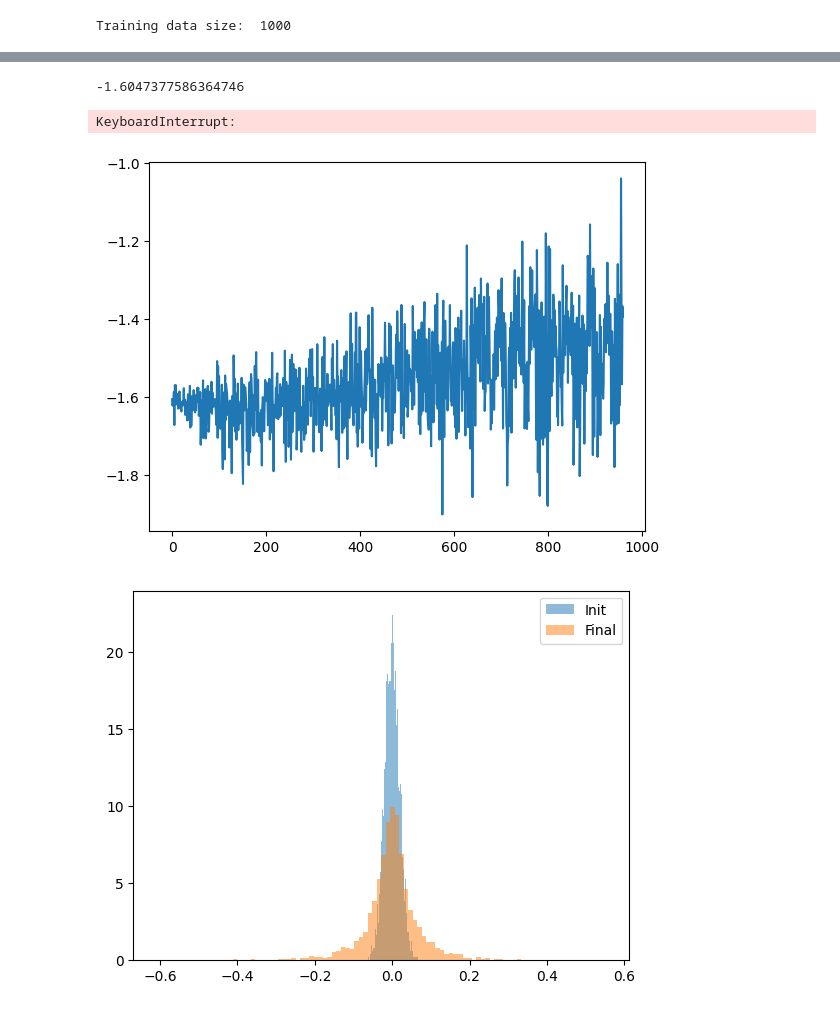
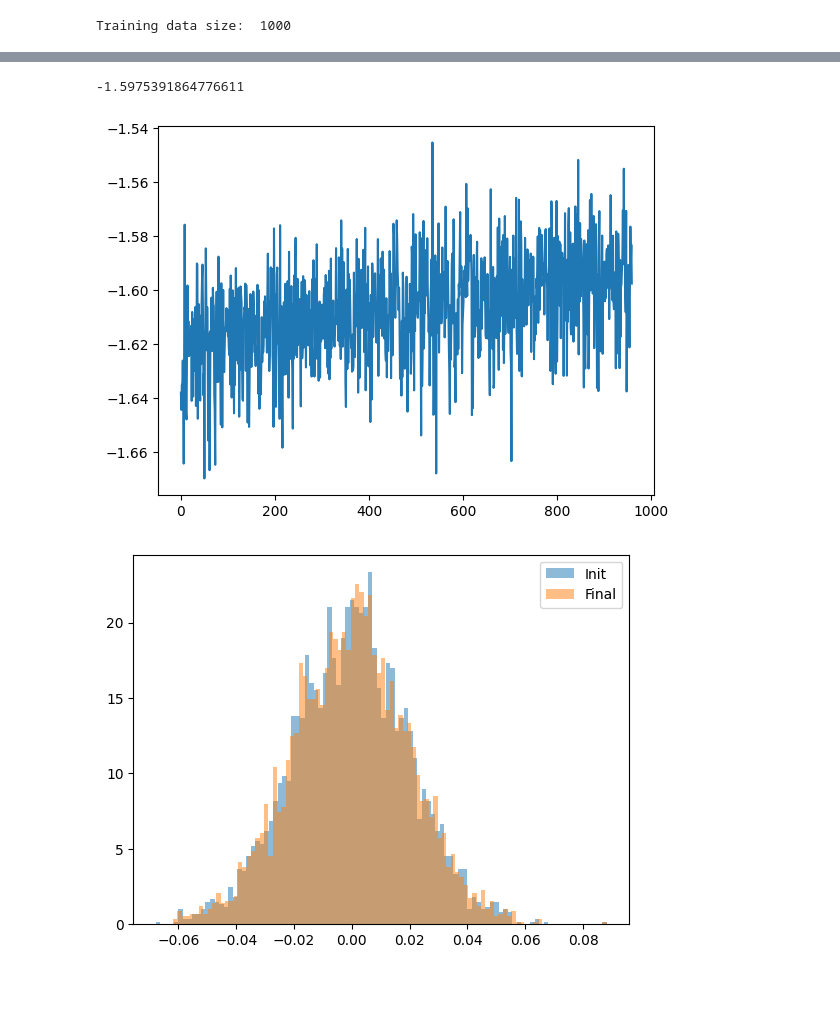
Before and after one commit to normal-computing/posteriors, a Jupyter notebook: examples/yelp/yelp_subspace_sghmc.ipynb, the cells around one changed output, grey strips where cells are left out. Drawn from its saved outputs; the diff is of its cells as text; code cells hidden in the pictures.

```diff
--- a/examples/yelp/yelp_subspace_sghmc.ipynb
+++ b/examples/yelp/yelp_subspace_sghmc.ipynb
@@ -39,12 +37,16 @@ for name, param in model.named_parameters():
 sub_params, sub_param_to_log_posterior = uqlib.extract_requires_grad_and_func(dict(model.named_parameters()), param_to_log_posterior)
 # %%
 # Store initial values of sub_params to check against later
-init_params = tree_map(lambda x: x.detach().clone(), dict(model.named_parameters()))
+init_sub_params = tree_map(lambda x: x.detach().clone(), sub_params)
 # %%
 # Train using SGHMC
-sghmc_transform = uqlib.sgmcmc.sghmc.build(sub_param_to_log_posterior, lr=1e-2, alpha=1e-4, temperature=1/num_data)
+# sghmc_transform = uqlib.sgmcmc.sghmc.build(sub_param_to_log_posterior, lr=1e-2, alpha=1e-6, temperature=1/num_data)
+# momenta = tree_map(lambda x: torch.randn_like(x), sub_params)
+momenta = None
+lr = 1e-1
+sghmc_transform = uqlib.sgmcmc.sghmc.build(sub_param_to_log_posterior, lr=lr, alpha=5., temperature=0., momenta=momenta)
 
-num_epochs = 30
+num_epochs = 15
 num_training_steps = num_epochs * len(train_dataloader)
 
 progress_bar = tqdm(range(num_training_steps))
@@ -62,10 +64,9 @@ for epoch in range(num_epochs):
         print(log_posts[-1], end='\r')
         progress_bar.update(1)
 # %% [output]
--1.6047377586364746
+-1.5975391864776611
-KeyboardInterrupt:
 # %%
 # Plot convergence
 plt.plot(log_posts);
 # %% [output]
-[figure, old version]
+[figure, new version]
@@ -74,3 +73,5 @@ final_params = tree_map(lambda p: p.detach().clone(), dict(model.named_parameter
 # %%
-init_trained_params = torch.cat([v.flatten() for k, v in init_params.items() if 'bert' in k])
-init_untrained_params = torch.cat([v.flatten() for k, v in init_params.items() if 'bert' not in k])
+final_sub_params = state.params
+
+init_sub_params_flat = torch.cat([v.flatten() for k, v in init_sub_params.items()])
+final_sub_params_flat = torch.cat([v.detach().flatten() for k, v in final_sub_params.items()])
@@ -80,7 +78,7 @@ final_untrained_params = torch.cat([v.flatten() for k, v in final_params.items()
 # %%
 # Visualize trained sub_params vs their initial values
-plt.hist(init_untrained_params.cpu().numpy(), bins=100, alpha=0.5, label='Init', density=True)
-plt.hist(final_untrained_params.cpu().numpy(), bins=100, alpha=0.5, label='Final', density=True)
+plt.hist(init_sub_params_flat.cpu().numpy(), bins=100, alpha=0.5, label='Init', density=True)
+plt.hist(final_sub_params_flat.cpu().numpy(), bins=100, alpha=0.5, label='Final', density=True)
 plt.legend();
 # %% [output]
-[figure, old version]
+[figure, new version]
```
Also changed, not shown: parts of 7 cells of this notebook, 3 other files.
